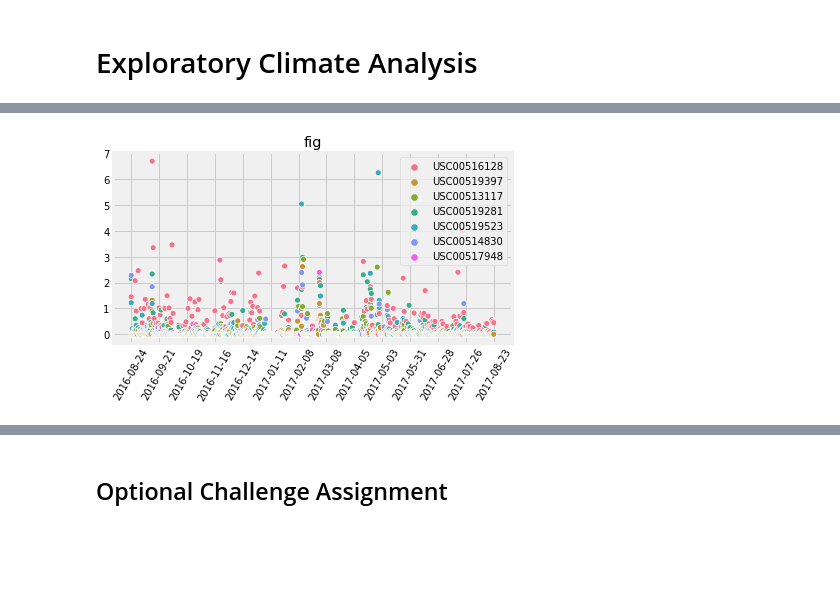
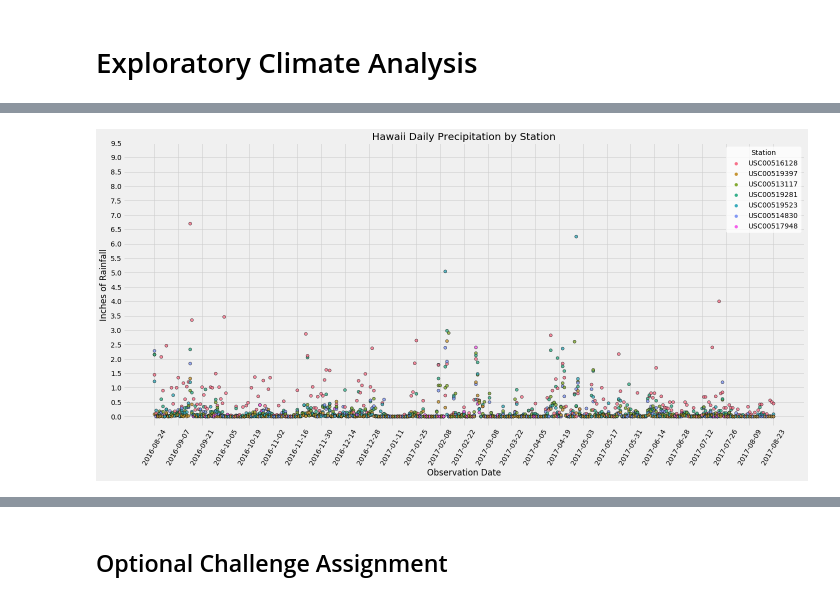
Before and after one commit to davidgmathews/HW_10_Surfs_Up, a Jupyter notebook: climate.ipynb, the cells around one changed output, grey strips where cells are left out. Drawn from its saved outputs; the diff is of its cells as text; code cells hidden in the pictures; blank space fills up the shorter version.

```diff
--- a/climate.ipynb
+++ b/climate.ipynb
@@ -19,7 +19,7 @@ from sqlalchemy.ext.automap import automap_base
 from sqlalchemy.orm import Session
 from sqlalchemy import create_engine, func, inspect
 # %%
-engine = create_engine("sqlite:///Resources/hawaii.sqlite")
+engine = create_engine("sqlite:///Resources/hawaii.sqlite",echo=True)
 # %%
 # reflect an existing database into a new model
 Base = automap_base()
@@ -63,14 +92,30 @@ climate_df=climate_df.sort_values('Date')
 # %%
+#generating x_axis series
 x_axis=[str(i) for i in climate_df['Date']]
+#generating y_axis sereis
 y_axis=[i for i in climate_df['Precipitation']]
+#generating station id series
 sta=[i for i in climate_df['Station']]
-fig=plt.figure()
-sns.scatterplot(x=x_axis,y=y_axis,hue=sta)
-plt.xticks(np.arange(0, 365, step=28), rotation=60)
-plt.legend(loc='best')
-plt.title('fig')
+#creating plot object with specific size
+fig=plt.figure(figsize=(20,10))
+#using seaborn function to plot
+sns.scatterplot(x=x_axis,y=y_axis,hue=sta,alpha=.8,edgecolor='black')
+#specifying the indices of x,y ticks to show, at a rotation angle
+plt.xticks(np.arange(0, 365, step=14), rotation=60)
+plt.yticks(np.arange(0, 10, step=.5))
+#legend & positioning
+plt.legend(loc='best',title="Station",edgecolor='w',facecolor='w')
+#plot title
+plt.title('Hawaii Daily Precipitation by Station')
+#plot x-axis title
+plt.xlabel('Observation Date')
+#plot y-axis title
+plt.ylabel('Inches of Rainfall')
+#ensures whole plot is saved
 plt.tight_layout()
-plt.savefig('./test.png', dpi=fig.dpi,facecolor='w',edgecolor='w')
+#saving figure
+plt.savefig('./All_Station_Precipitation.png', dpi=fig.dpi,facecolor='w',edgecolor='w')
+#display figure
 plt.show()
 # %% [output]
-[figure, old version]
+[figure, new version]
```
Also changed, not shown: parts of 25 cells of this notebook, 5 other files.
